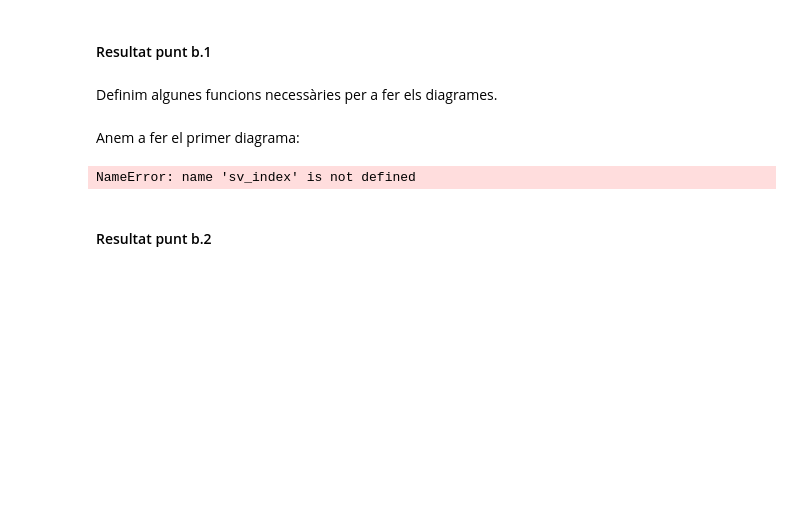
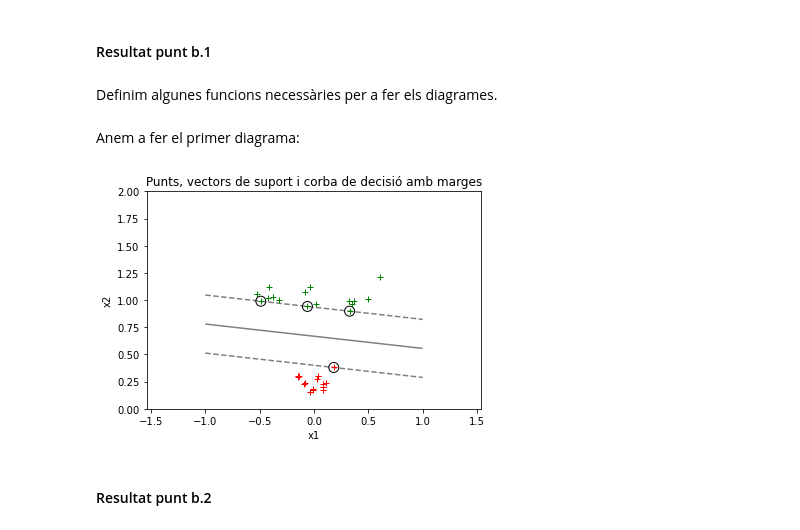
Before and after one commit to llublad/MUSI-AA, a Jupyter notebook: musi-aa-modulo2/handout_2/BERNAT_LADARIA_LLUIS_Problem_2.ipynb, the cells around one changed output. Drawn from its saved outputs; the diff is of its cells as text; code cells hidden in the pictures; blank space fills up the shorter version.

```diff
--- a/musi-aa-modulo2/handout_2/BERNAT_LADARIA_LLUIS_Problem_2.ipynb
+++ b/musi-aa-modulo2/handout_2/BERNAT_LADARIA_LLUIS_Problem_2.ipynb
@@ -373,5 +393,4 @@ array([0.515363  , 0.00509591])
 # %%
-w0 = get_w0(lm, y, X)
-
-w0
+w0_trans = get_w0(lm, y, X_trans)
+w0_trans
 # %% [output]
@@ -385,3 +400,9 @@ def g_func(x, w: np.ndarray, w0: float) -> np.ndarray:
+# %%
+# Funció de decisió  l'espai transformat
+
+def g1(x):
+
+    return g_func(x, w_trans, w0_trans)
 # %% [markdown]
 La provam i aprofitam la nostra funció `epsilize` per arrodonir
 el valor dels punts que cauen a prop del llindar de decisió.
@@ -484,7 +567,7 @@ import numpy as np
 import matplotlib.pyplot as plt
 
 def plot_scatter_contour(X: np.ndarray, y: np.ndarray, sv: list,
-                         g_func, w: np.ndarray, w0: np.ndarray):
+                         g_func):
 
     # plot samples, highlighting some of them
 
@@ -494,7 +577,7 @@ def plot_scatter_contour(X: np.ndarray, y: np.ndarray, sv: list,
 
     ## calcula malla de valors de la funció
     ##
-    XX, YY, Z = get_mesh(g_func, w, w0, x_left, x_right, y_bottom, y_top)
+    XX, YY, Z = get_mesh(g_func, x_left, x_right, y_bottom, y_top)
 
     ## calcula index de cada classe
     cl_w1_index = get_c_index(y, cl_w1_value)
@@ -625,8 +708,8 @@ def plot_map_plane(X: np.ndarray, y: np.ndarray, sv: list,
 # %% [markdown]
 Anem a fer el primer diagrama:
 # %%
-plot_scatter_contour(X, y, sv_index, g_func, w, w0)
+plot_scatter_contour(X_trans, y, sv_index, g1)
 # %% [output]
-NameError: name 'sv_index' is not defined
+[figure, added]
 # %% [markdown]
 #### Resultat punt b.2
```
Also changed, not shown: parts of 35 cells of this notebook.
